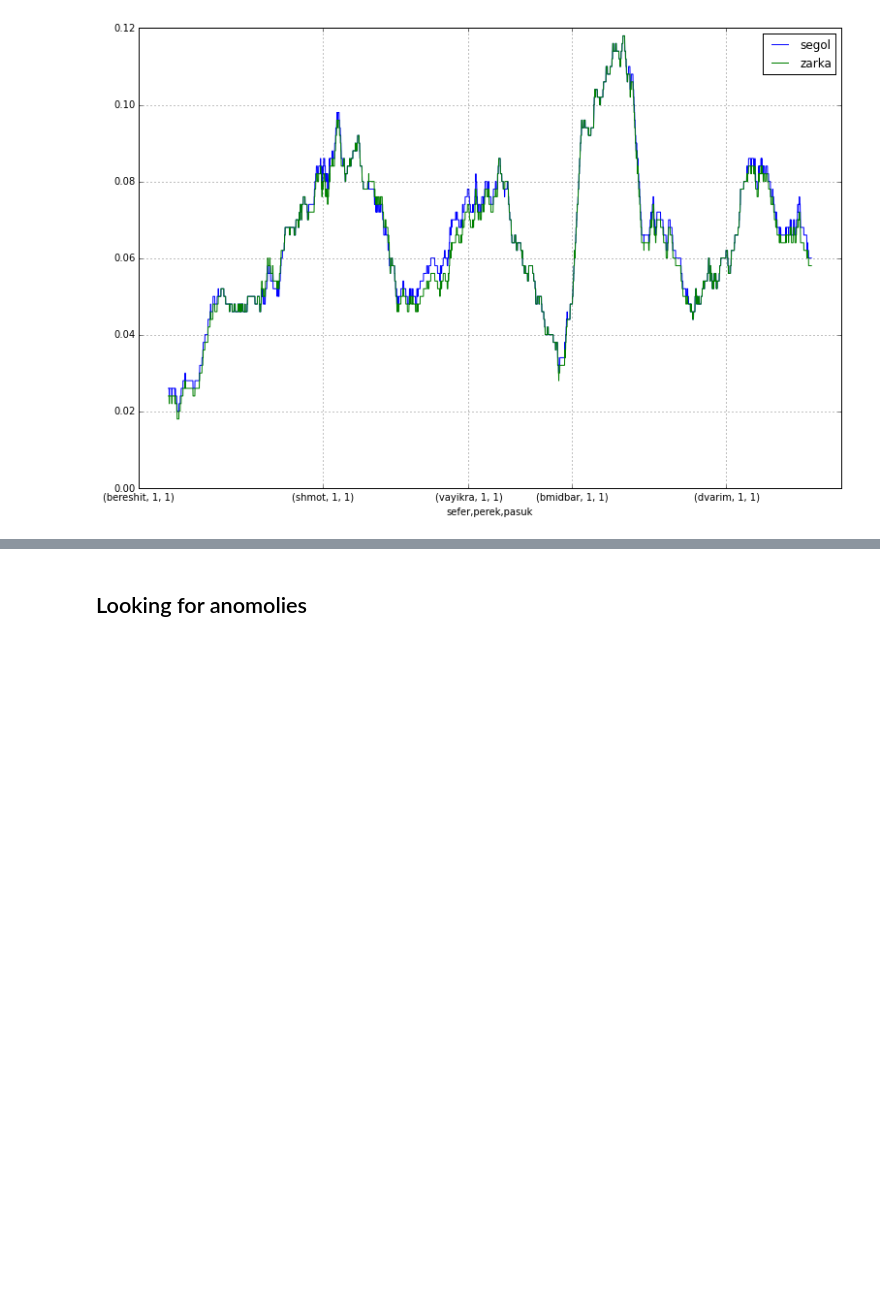
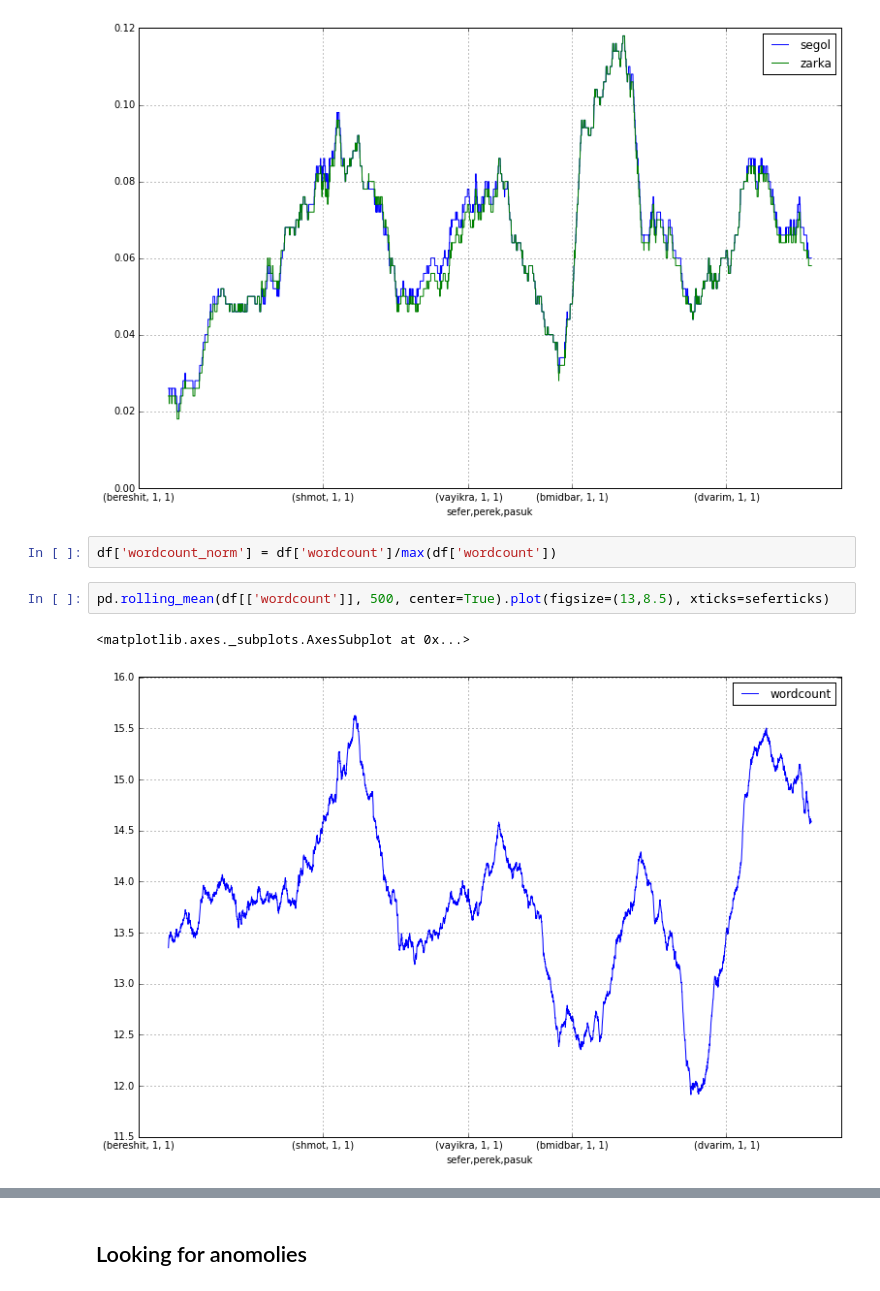
Before and after one commit to Noleli/trop-analysis, a Jupyter notebook: Trop analysis.ipynb, the cells around one changed output, grey strips where cells are left out. Drawn from its saved outputs; the diff is of its cells as text; blank space fills up the shorter version.

```diff
--- a/Trop analysis.ipynb
+++ b/Trop analysis.ipynb
@@ -104,4 +112,11 @@ rolling[['segol', 'zarka']].plot(figsize=(13,8.5), xticks=seferticks)
 # %% [output]
 <matplotlib.axes._subplots.AxesSubplot at 0x...>
 [figure]
+# %%
+df['wordcount_norm'] = df['wordcount']/max(df['wordcount'])
+# %%
+pd.rolling_mean(df[['wordcount']], 500, center=True).plot(figsize=(13,8.5), xticks=seferticks)
+# %% [output]
+<matplotlib.axes._subplots.AxesSubplot at 0x...>
+[figure, added]
 # %%
```
Also changed, not shown: parts of 11 cells of this notebook.
